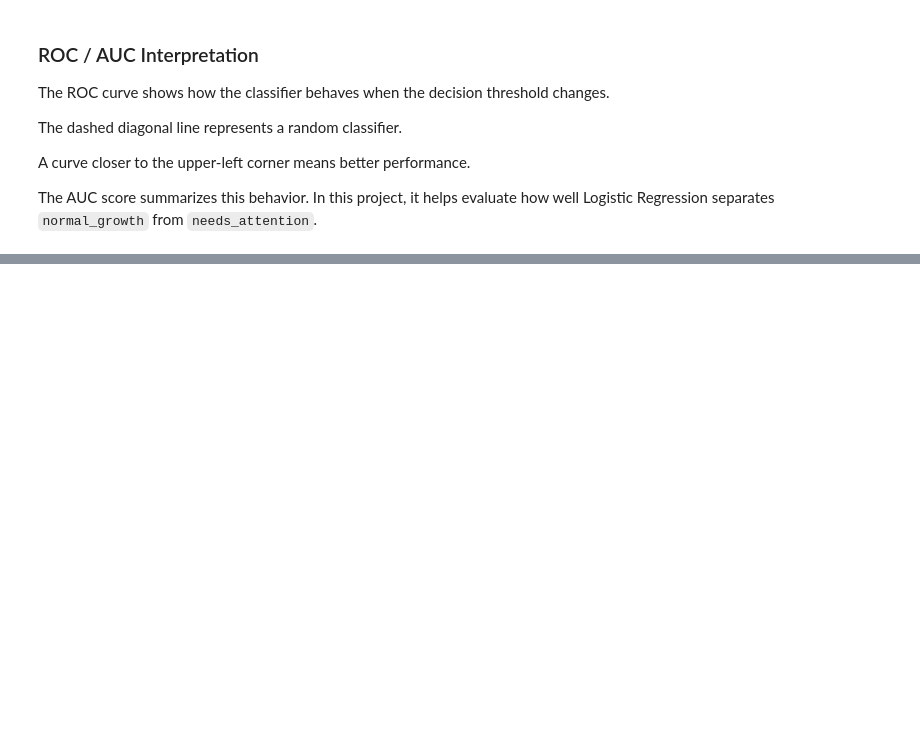
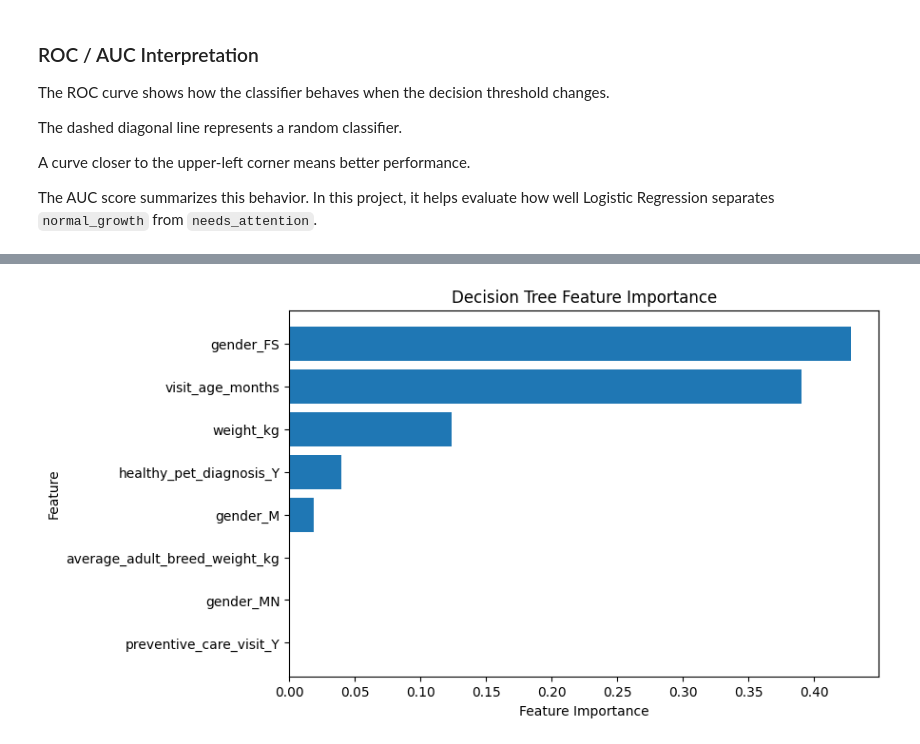
Before and after one commit to SATananov/cane-corso-growth-intelligence, a Jupyter notebook: notebooks/03_classification_growth_status.ipynb, the cells around one changed output, grey strips where cells are left out. Saved outputs shown, nothing was run; the diff lists cells and outputs as text; code cells hidden in the pictures; blank space fills up the shorter version.

```diff
--- a/notebooks/03_classification_growth_status.ipynb
+++ b/notebooks/03_classification_growth_status.ipynb
@@ -443,0 +504,7 @@ The AUC score summarizes this behavior. In this project, it helps evaluate how w
+# %%
+tree_feature_importance = pd.DataFrame({
+    "Feature": classification_features.columns,
+    "Importance": decision_tree_model.feature_importances_
+}).sort_values(by="Importance", ascending=False)
+
+tree_feature_importance
@@ -443,0 +521,13 @@ The AUC score summarizes this behavior. In this project, it helps evaluate how w
+# %%
+plt.figure(figsize=(8, 5))
+plt.barh(
+    tree_feature_importance["Feature"],
+    tree_feature_importance["Importance"]
+)
+plt.xlabel("Feature Importance")
+plt.ylabel("Feature")
+plt.title("Decision Tree Feature Importance")
+plt.gca().invert_yaxis()
+plt.show()
+# %% [output]
+[figure, added]
```
Also changed, not shown: parts of 6 cells of this notebook.
